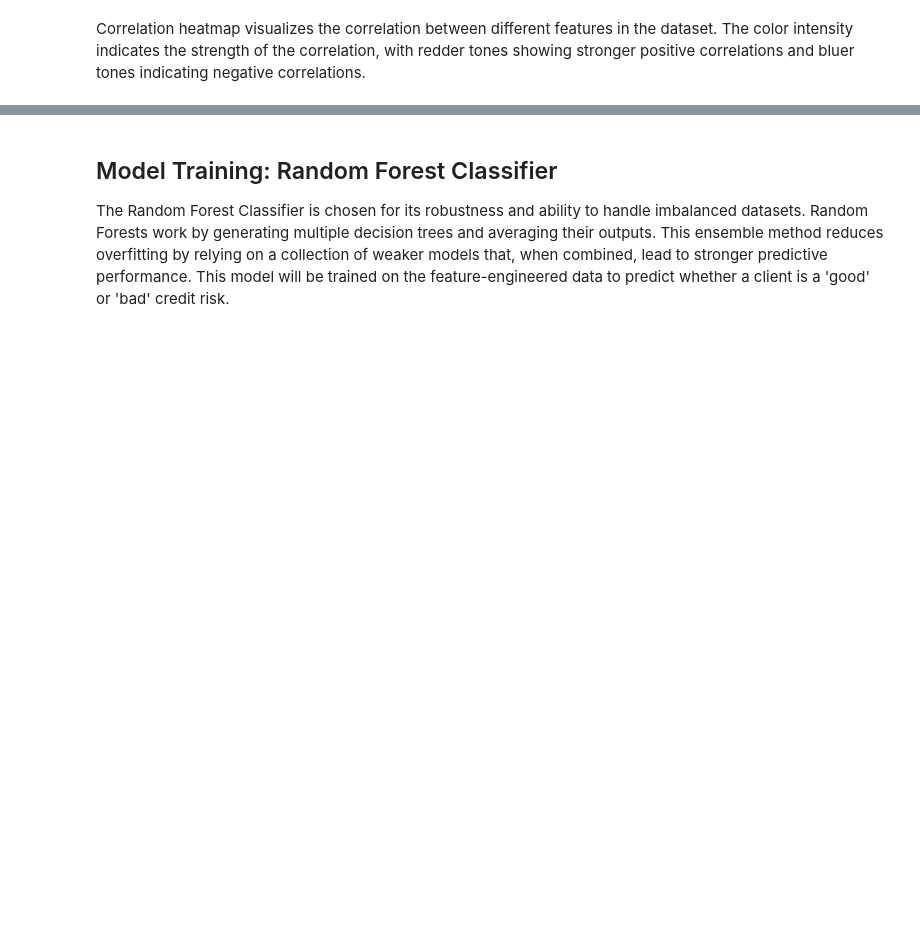
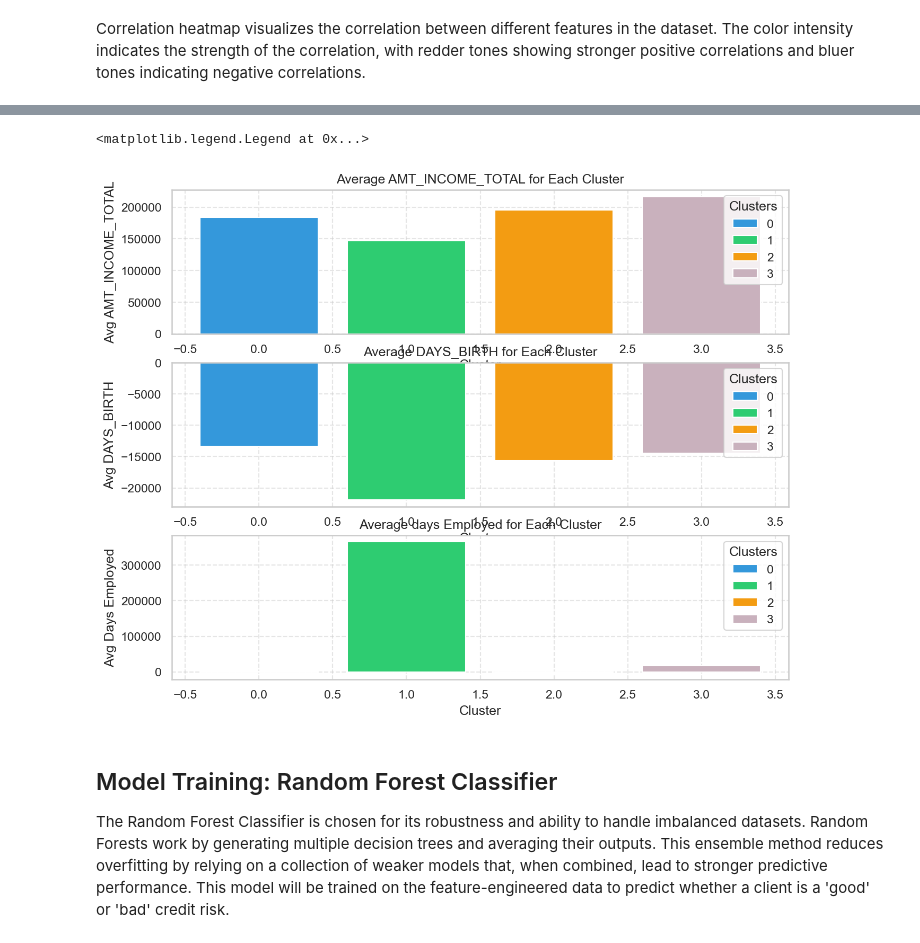
Before and after one commit to huixincai/team_project2, a Jupyter notebook: project2/Project2.ipynb, the cells around one changed output, grey strips where cells are left out. Cells and saved outputs as stored; diff of their text form; code cells hidden in the pictures; blank space fills up the shorter version.

```diff
--- a/project2/Project2.ipynb
+++ b/project2/Project2.ipynb
@@ -243,0 +418,6 @@ Correlation heatmap visualizes the correlation between different features in the
+# %%
+cluster_summary = feature_engineered_data.groupby('Cluster').agg({
+    'AMT_INCOME_TOTAL': 'mean',
+    'DAYS_BIRTH': 'mean',
+    'DAYS_EMPLOYED': 'mean'
+          }).reset_index()
@@ -244,3 +432,40 @@ Correlation heatmap visualizes the correlation between different features in the
+# %%
+colors = ['#3498db', '#2ecc71', '#f39c12','#C9B1BD']
+
+# Plot the average RFM scores for each cluster
+plt.figure(figsize=(10, 8),dpi=150)
+
+# Plot Avg Annual Income
+plt.subplot(3, 1, 1)
+bars = plt.bar(cluster_summary.index, cluster_summary['AMT_INCOME_TOTAL'], color=colors)
+plt.xlabel('Cluster')
+plt.ylabel('Avg AMT_INCOME_TOTAL')
+plt.title('Average AMT_INCOME_TOTAL for Each Cluster')
+plt.grid(True, linestyle='--', alpha=0.5)
+plt.legend(bars, cluster_summary.index, title='Clusters')
+
+
+# Plot Avg days Birth
+plt.subplot(3, 1, 2)
+bars = plt.bar(cluster_summary.index, cluster_summary['DAYS_BIRTH'], color=colors)
+plt.xlabel('Cluster')
+plt.ylabel('Avg DAYS_BIRTH')
+plt.title('Average DAYS_BIRTH for Each Cluster')
+plt.grid(True, linestyle='--', alpha=0.5)
+plt.legend(bars, cluster_summary.index, title='Clusters')
+
+
+# Plot Avg Days employed
+plt.subplot(3, 1, 3)
+bars = plt.bar(cluster_summary.index, cluster_summary['DAYS_EMPLOYED'], color=colors)
+plt.xlabel('Cluster')
+plt.ylabel('Avg Days Employed')
+plt.title('Average days Employed for Each Cluster')
+plt.grid(True, linestyle='--', alpha=0.5)
+plt.legend(bars, cluster_summary.index, title='Clusters')
+# %% [output]
+<matplotlib.legend.Legend at 0x...>
+[figure, added]
 # %% [markdown]
 ## Model Training: Random Forest Classifier
 The Random Forest Classifier is chosen for its robustness and ability to handle imbalanced datasets.  Random Forests work by generating multiple decision trees and averaging their outputs. This ensemble method reduces overfitting by relying on a collection of weaker models that, when combined, lead to stronger predictive performance. This model will be trained on the feature-engineered data to predict whether a client is a 'good' or 'bad' credit risk.
```
Also changed, not shown: parts of 13 cells of this notebook.
